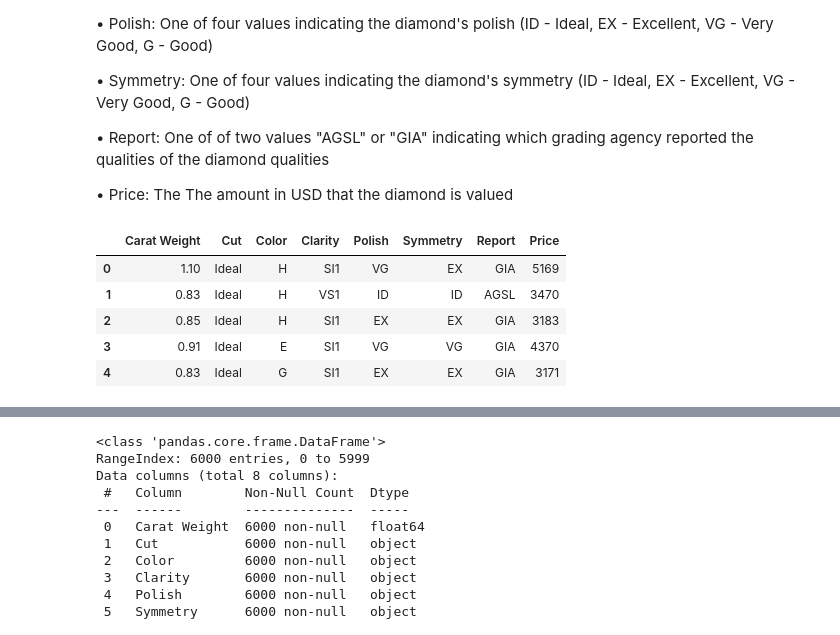
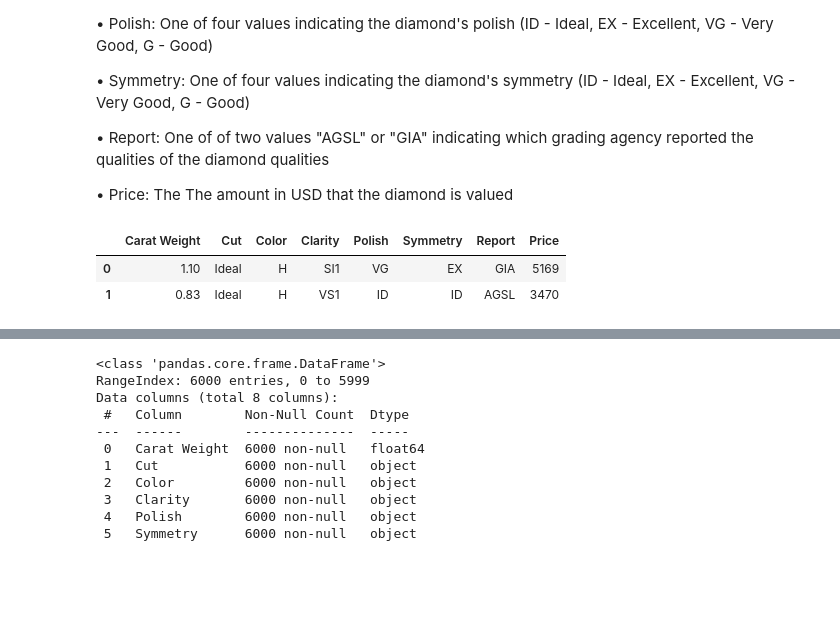
Before and after one commit to aimanova7831/Homework-1, a Jupyter notebook: Homework3.ipynb, the cells around one changed output, grey strips where cells are left out. Cells and saved outputs as stored; diff of their text form; code cells hidden in the pictures; blank space fills up the shorter version.

```diff
--- a/Homework3.ipynb
+++ b/Homework3.ipynb
@@ -7,6 +7,7 @@ import matplotlib.pyplot as plt
 import seaborn as sns
 # %%
 #Q1-Read the data https://raw.githubusercontent.com/ogut77/DataScience/main/data/diamond.csv
+diamond=pd.read_csv('https://raw.githubusercontent.com/ogut77/DataScience/main/data/diamond.csv')
 # %% [markdown]
 The description of dataset is given below.
 
@@ -29,12 +30,10 @@ The description of dataset is given below.
 •	Price: The The amount in USD that the diamond is valued
 # %%
 #Q2-Get first 2 rows of data
+diamond.head(2)
 # %% [output]
 |  | Carat Weight | Cut | Color | Clarity | Polish | Symmetry | Report | Price |
 | 0 | 1.10 | Ideal | H | SI1 | VG | EX | GIA | 5169 |
 | 1 | 0.83 | Ideal | H | VS1 | ID | ID | AGSL | 3470 |
-| 2 | 0.85 | Ideal | H | SI1 | EX | EX | GIA | 3183 |
-| 3 | 0.91 | Ideal | E | SI1 | VG | VG | GIA | 4370 |
-| 4 | 0.83 | Ideal | G | SI1 | EX | EX | GIA | 3171 |
 # %%
 #Q3-Check if there is missing value
```
Also changed, not shown: parts of 5 cells of this notebook.
